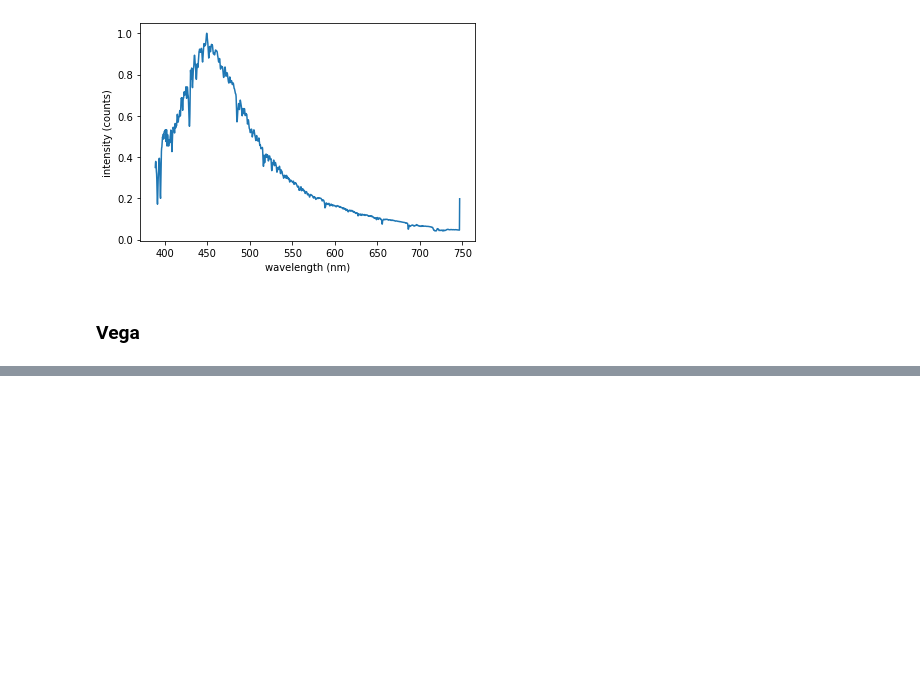
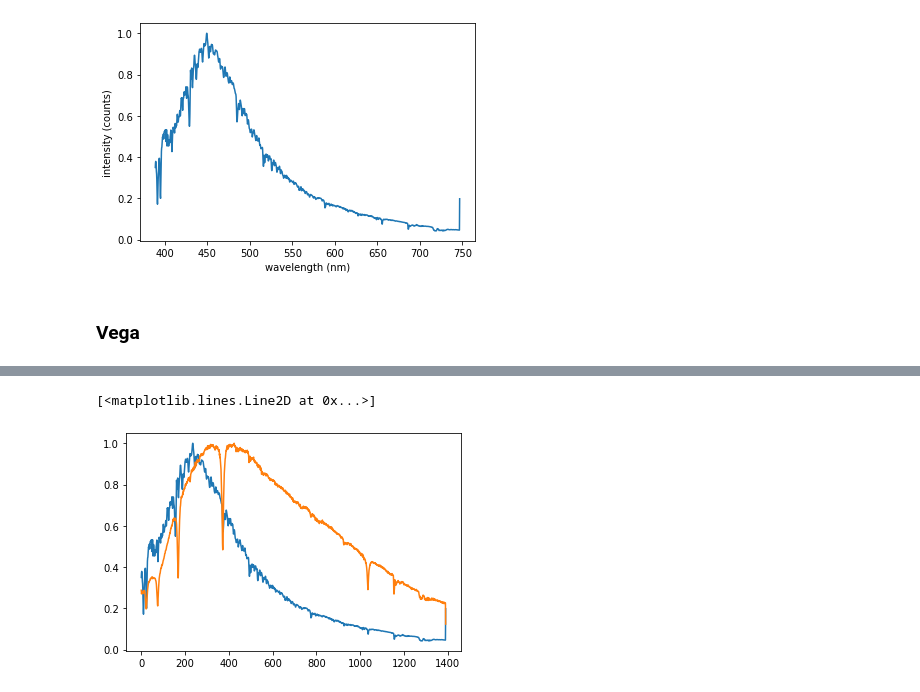
Before and after one commit to Yousousen/solar_physics, a Jupyter notebook: scripts/spectrum.ipynb, the cells around one changed output, grey strips where cells are left out. Cells and saved outputs as stored; diff of their text form; code cells hidden in the pictures; blank space fills up the shorter version.

```diff
--- a/scripts/spectrum.ipynb
+++ b/scripts/spectrum.ipynb
@@ -262,0 +263,6 @@ plt.plot(vega_sum / np.max(vega_sum))
+# %%
+plt.plot(light_scaled_relative)
+plt.plot(vega_sum / np.max(vega_sum))
+# %% [output]
+[<matplotlib.lines.Line2D at 0x...>]
+[figure, added]
```
Also changed, not shown: parts of 13 cells of this notebook.
